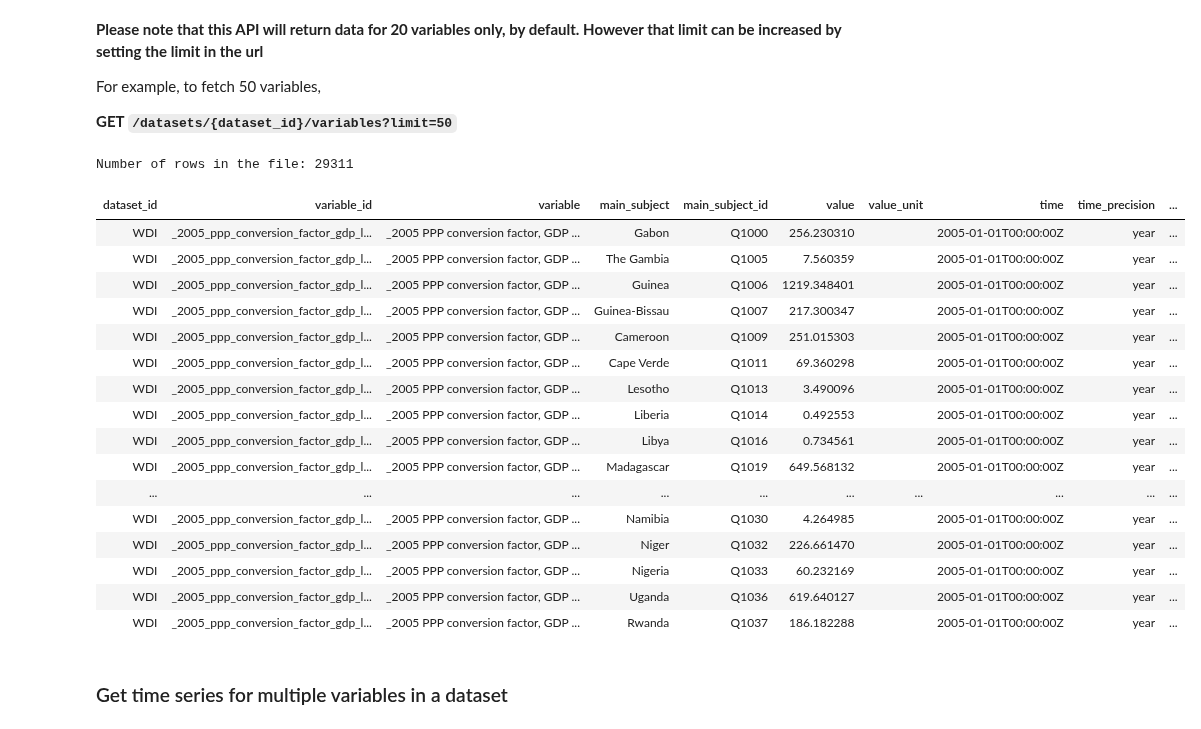
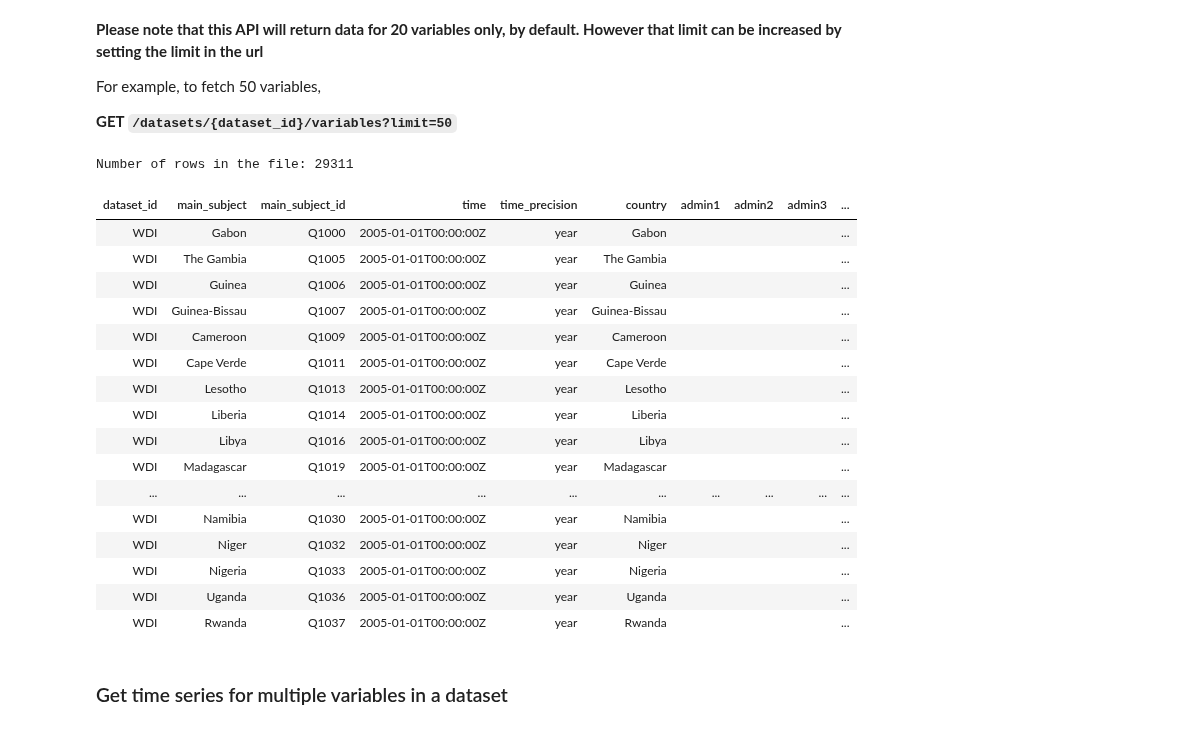
Before and after one commit to usc-isi-i2/datamart-api, a Jupyter notebook: Datamart Data API Demo.ipynb, the cells around one changed output. Drawn from its saved outputs; the diff is of its cells as text; code cells hidden in the pictures.

Commit message:
update get canonical data api with latest code to get qualifier with variables

```diff
--- a/Datamart Data API Demo.ipynb
+++ b/Datamart Data API Demo.ipynb
@@ -255,28 +260,28 @@ For example, to fetch 50 variables,
 **GET `/datasets/{dataset_id}/variables?limit=50`**
 # %%
 response = get(f'{datamart_api_url}/datasets/WDI/variables')
-df = pd.read_csv(StringIO(response.text))
+df = pd.read_csv(StringIO(response.text), dtype=object)
 print(f'Number of rows in the file: {len(df)}')
 display(HTML(df.fillna('').head(20).to_html(index=False)))
 # %% [output]
 Number of rows in the file: 29311
-| dataset_id | variable_id | variable | main_subject | main_subject_id | value | value_unit | time | time_precision | ... |
-| WDI | _2005_ppp_conversion_factor_gdp_l... | _2005 PPP conversion factor, GDP ... | Gabon | Q1000 | 256.230310 |  | 2005-01-01T00:00:00Z | year | ... |
-| WDI | _2005_ppp_conversion_factor_gdp_l... | _2005 PPP conversion factor, GDP ... | The Gambia | Q1005 | 7.560359 |  | 2005-01-01T00:00:00Z | year | ... |
-| WDI | _2005_ppp_conversion_factor_gdp_l... | _2005 PPP conversion factor, GDP ... | Guinea | Q1006 | 1219.348401 |  | 2005-01-01T00:00:00Z | year | ... |
-| WDI | _2005_ppp_conversion_factor_gdp_l... | _2005 PPP conversion factor, GDP ... | Guinea-Bissau | Q1007 | 217.300347 |  | 2005-01-01T00:00:00Z | year | ... |
-| WDI | _2005_ppp_conversion_factor_gdp_l... | _2005 PPP conversion factor, GDP ... | Cameroon | Q1009 | 251.015303 |  | 2005-01-01T00:00:00Z | year | ... |
-| WDI | _2005_ppp_conversion_factor_gdp_l... | _2005 PPP conversion factor, GDP ... | Cape Verde | Q1011 | 69.360298 |  | 2005-01-01T00:00:00Z | year | ... |
-| WDI | _2005_ppp_conversion_factor_gdp_l... | _2005 PPP conversion factor, GDP ... | Lesotho | Q1013 | 3.490096 |  | 2005-01-01T00:00:00Z | year | ... |
-| WDI | _2005_ppp_conversion_factor_gdp_l... | _2005 PPP conversion factor, GDP ... | Liberia | Q1014 | 0.492553 |  | 2005-01-01T00:00:00Z | year | ... |
-| WDI | _2005_ppp_conversion_factor_gdp_l... | _2005 PPP conversion factor, GDP ... | Libya | Q1016 | 0.734561 |  | 2005-01-01T00:00:00Z | year | ... |
-| WDI | _2005_ppp_conversion_factor_gdp_l... | _2005 PPP conversion factor, GDP ... | Madagascar | Q1019 | 649.568132 |  | 2005-01-01T00:00:00Z | year | ... |
+| dataset_id | main_subject | main_subject_id | time | time_precision | country | admin1 | admin2 | admin3 | ... |
+| WDI | Gabon | Q1000 | 2005-01-01T00:00:00Z | year | Gabon |  |  |  | ... |
+| WDI | The Gambia | Q1005 | 2005-01-01T00:00:00Z | year | The Gambia |  |  |  | ... |
+| WDI | Guinea | Q1006 | 2005-01-01T00:00:00Z | year | Guinea |  |  |  | ... |
+| WDI | Guinea-Bissau | Q1007 | 2005-01-01T00:00:00Z | year | Guinea-Bissau |  |  |  | ... |
+| WDI | Cameroon | Q1009 | 2005-01-01T00:00:00Z | year | Cameroon |  |  |  | ... |
+| WDI | Cape Verde | Q1011 | 2005-01-01T00:00:00Z | year | Cape Verde |  |  |  | ... |
+| WDI | Lesotho | Q1013 | 2005-01-01T00:00:00Z | year | Lesotho |  |  |  | ... |
+| WDI | Liberia | Q1014 | 2005-01-01T00:00:00Z | year | Liberia |  |  |  | ... |
+| WDI | Libya | Q1016 | 2005-01-01T00:00:00Z | year | Libya |  |  |  | ... |
+| WDI | Madagascar | Q1019 | 2005-01-01T00:00:00Z | year | Madagascar |  |  |  | ... |
 | ... | ... | ... | ... | ... | ... | ... | ... | ... | ... |
-| WDI | _2005_ppp_conversion_factor_gdp_l... | _2005 PPP conversion factor, GDP ... | Namibia | Q1030 | 4.264985 |  | 2005-01-01T00:00:00Z | year | ... |
-| WDI | _2005_ppp_conversion_factor_gdp_l... | _2005 PPP conversion factor, GDP ... | Niger | Q1032 | 226.661470 |  | 2005-01-01T00:00:00Z | year | ... |
-| WDI | _2005_ppp_conversion_factor_gdp_l... | _2005 PPP conversion factor, GDP ... | Nigeria | Q1033 | 60.232169 |  | 2005-01-01T00:00:00Z | year | ... |
-| WDI | _2005_ppp_conversion_factor_gdp_l... | _2005 PPP conversion factor, GDP ... | Uganda | Q1036 | 619.640127 |  | 2005-01-01T00:00:00Z | year | ... |
-| WDI | _2005_ppp_conversion_factor_gdp_l... | _2005 PPP conversion factor, GDP ... | Rwanda | Q1037 | 186.182288 |  | 2005-01-01T00:00:00Z | year | ... |
+| WDI | Namibia | Q1030 | 2005-01-01T00:00:00Z | year | Namibia |  |  |  | ... |
+| WDI | Niger | Q1032 | 2005-01-01T00:00:00Z | year | Niger |  |  |  | ... |
+| WDI | Nigeria | Q1033 | 2005-01-01T00:00:00Z | year | Nigeria |  |  |  | ... |
+| WDI | Uganda | Q1036 | 2005-01-01T00:00:00Z | year | Uganda |  |  |  | ... |
+| WDI | Rwanda | Q1037 | 2005-01-01T00:00:00Z | year | Rwanda |  |  |  | ... |
 # %% [markdown]
 ### Get time series for multiple variables in a dataset
 # %% [markdown]
```
Also changed, not shown: parts of 5 cells of this notebook, 3 other files.
